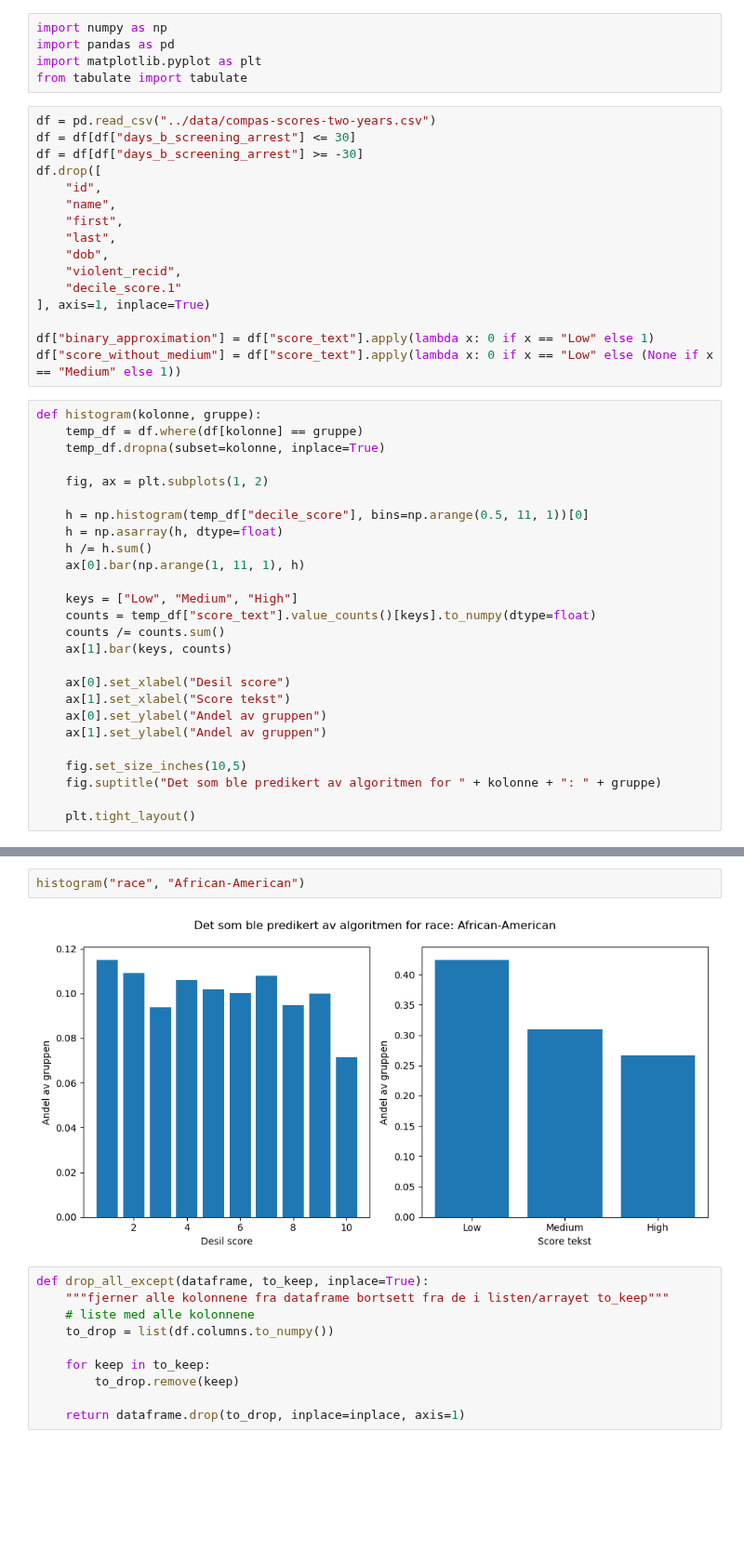
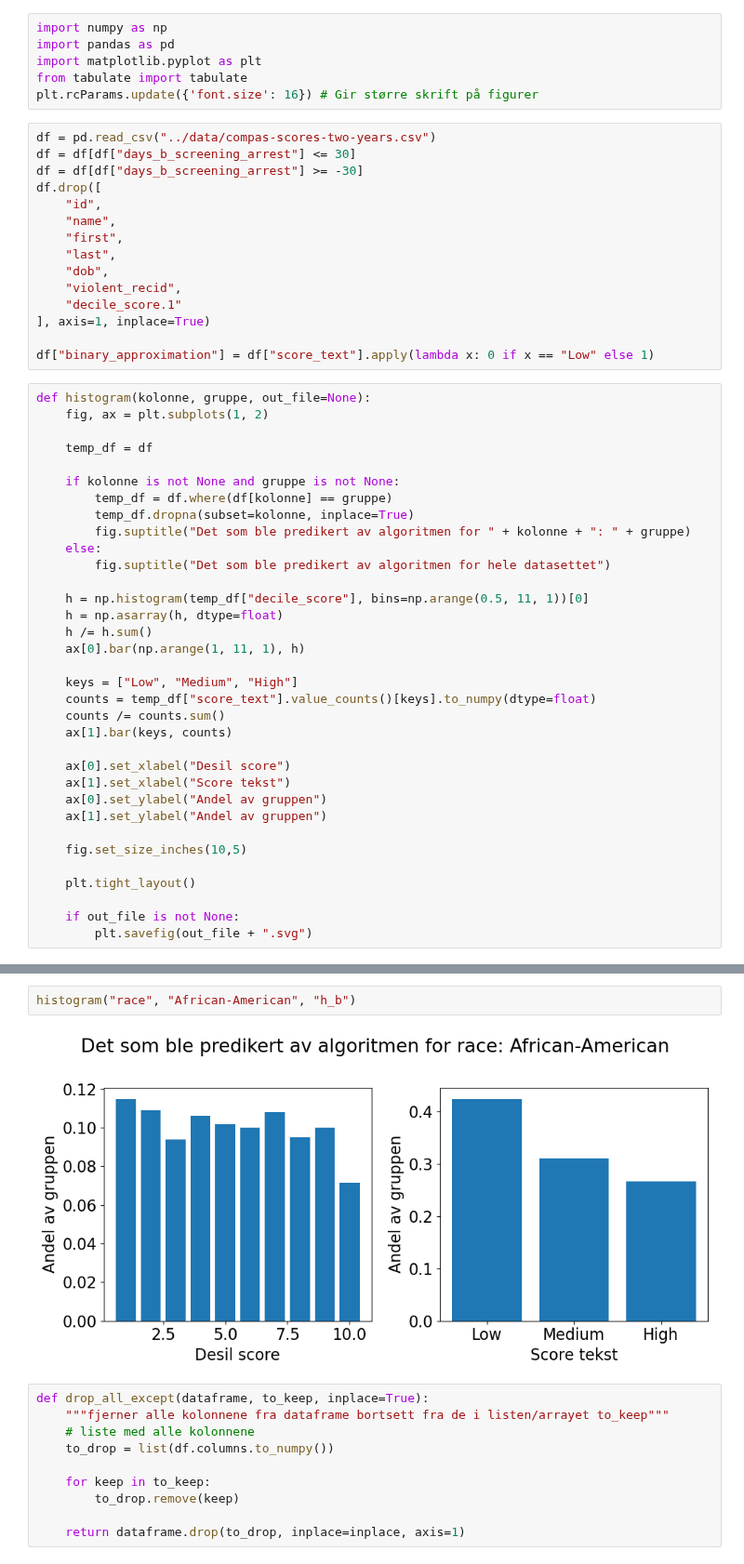
Before and after one commit to asmund20/hon2200-prosjekt, a Jupyter notebook: notebooks/oppsummering.ipynb, the cells around one changed output, grey strips where cells are left out. Shown at 93% size. Cells and saved outputs as stored; diff of their text form; blank space fills up the shorter version.

```diff
--- a/notebooks/oppsummering.ipynb
+++ b/notebooks/oppsummering.ipynb
@@ -3,6 +3,7 @@ import numpy as np
 import pandas as pd
 import matplotlib.pyplot as plt
 from tabulate import tabulate
+plt.rcParams.update({'font.size': 16}) # Gir større skrift på figurer
 # %%
 df = pd.read_csv("../data/compas-scores-two-years.csv")
 df = df[df["days_b_screening_arrest"] <= 30]
@@ -18,13 +19,18 @@ df.drop([
 ], axis=1, inplace=True)
 
 df["binary_approximation"] = df["score_text"].apply(lambda x: 0 if x == "Low" else 1)
-df["score_without_medium"] = df["score_text"].apply(lambda x: 0 if x == "Low" else (None if x == "Medium" else 1))
 # %%
-def histogram(kolonne, gruppe):
-    temp_df = df.where(df[kolonne] == gruppe)
-    temp_df.dropna(subset=kolonne, inplace=True)
+def histogram(kolonne, gruppe, out_file=None):
+    fig, ax = plt.subplots(1, 2)
 
-    fig, ax = plt.subplots(1, 2)
+    temp_df = df
+
+    if kolonne is not None and gruppe is not None:
+        temp_df = df.where(df[kolonne] == gruppe)
+        temp_df.dropna(subset=kolonne, inplace=True)
+        fig.suptitle("Det som ble predikert av algoritmen for " + kolonne + ": " + gruppe)
+    else:
+        fig.suptitle("Det som ble predikert av algoritmen for hele datasettet")
 
     h = np.histogram(temp_df["decile_score"], bins=np.arange(0.5, 11, 1))[0]
     h = np.asarray(h, dtype=float)
@@ -42,6 +48,8 @@ def histogram(kolonne, gruppe):
     ax[1].set_ylabel("Andel av gruppen")
 
     fig.set_size_inches(10,5)
-    fig.suptitle("Det som ble predikert av algoritmen for " + kolonne + ": " + gruppe)
 
     plt.tight_layout()
+
+    if out_file is not None:
+        plt.savefig(out_file + ".svg")
@@ -52,7 +64,7 @@ histogram("race", "Caucasian")
 # %%
-histogram("race", "African-American")
+histogram("race", "African-American", "h_b")
 # %% [output]
-[figure, old version]
+[figure, new version]
 # %%
 def drop_all_except(dataframe, to_keep, inplace=True):
     """fjerner alle kolonnene fra dataframe bortsett fra de i listen/arrayet to_keep"""
```
Also changed, not shown: parts of 5 cells of this notebook, 6 other files.
